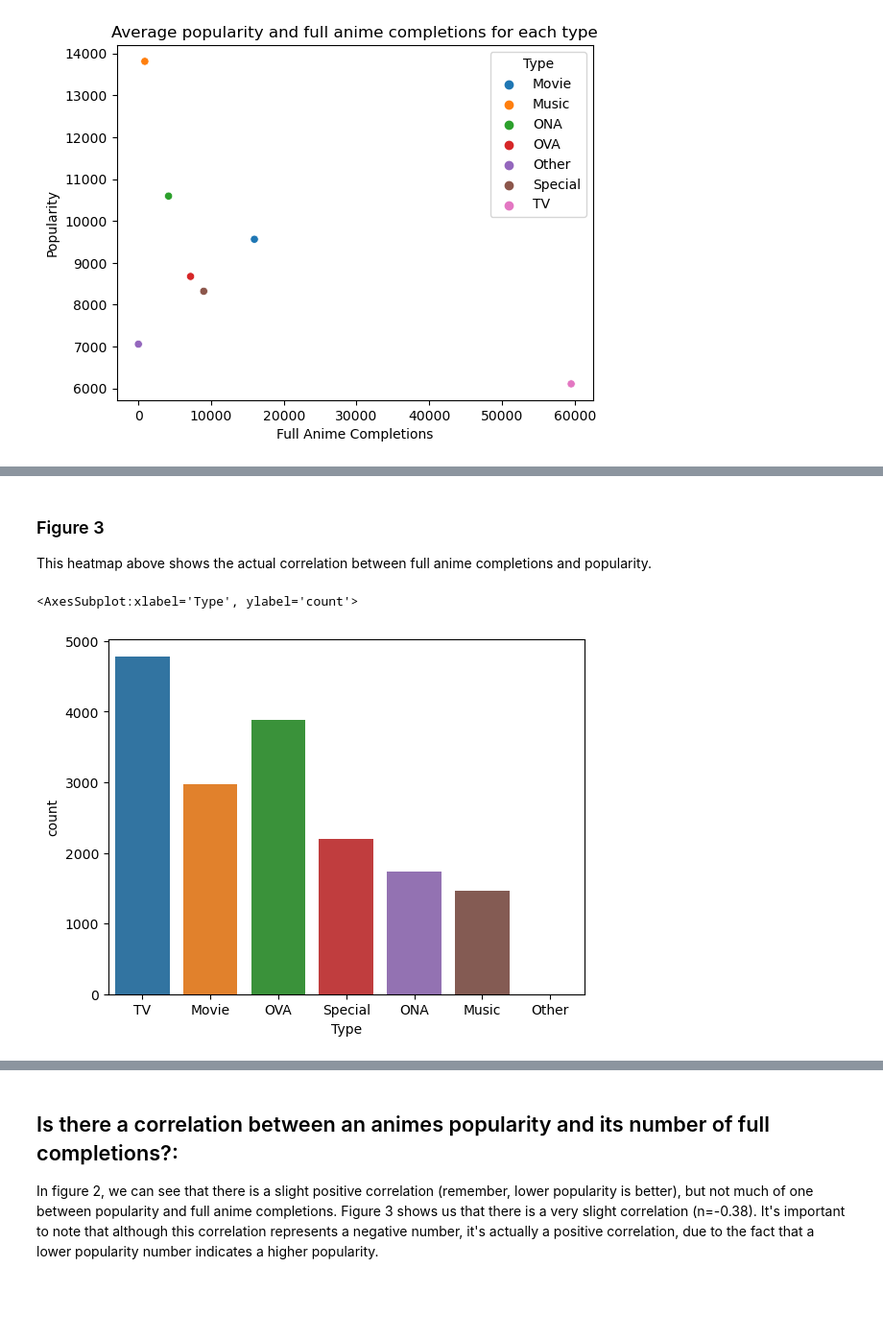
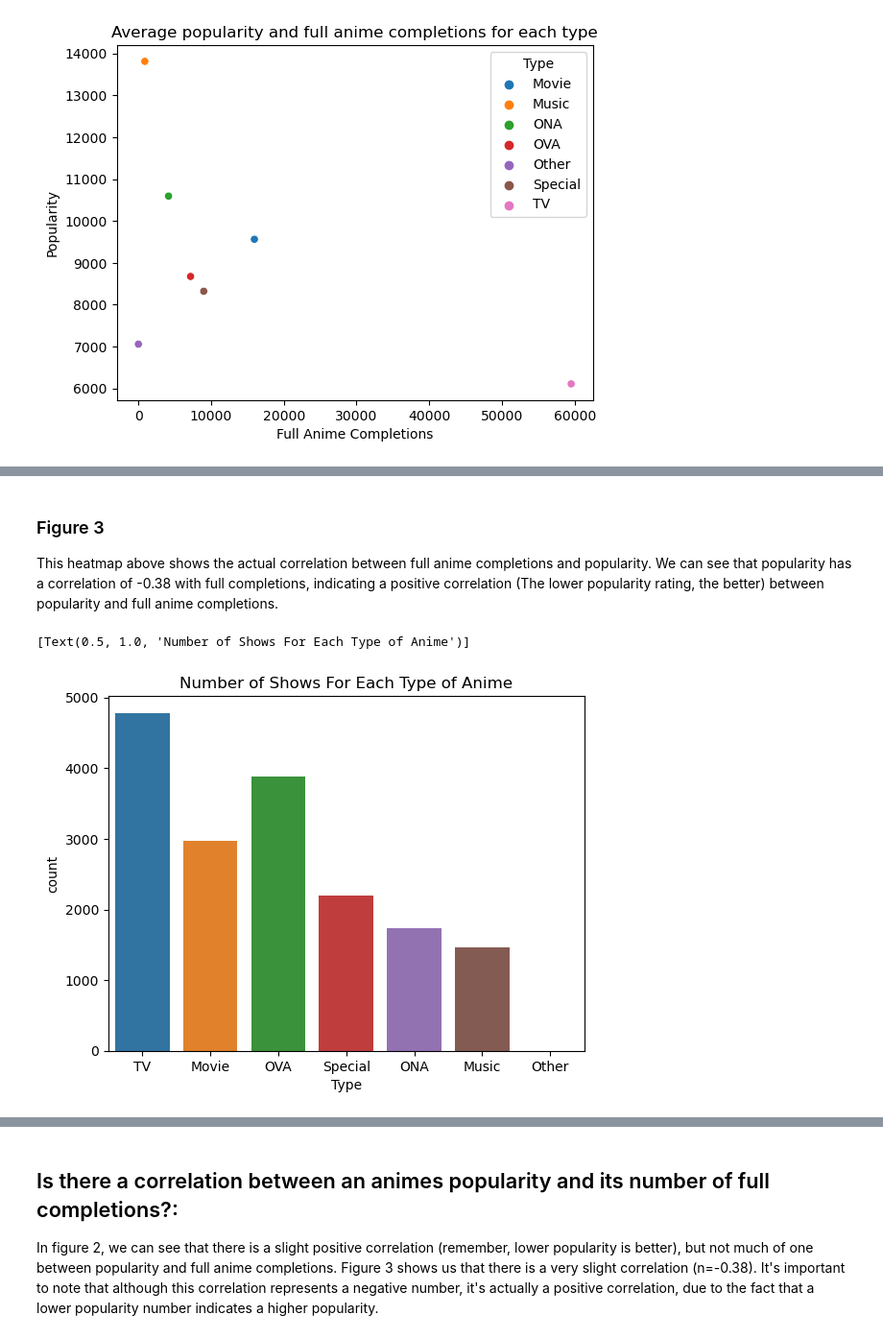
Before and after one commit to ubco-W2022T1-cosc301/project-group12, a Jupyter notebook: notebooks/analysis1.ipynb, the cells around one changed output, grey strips where cells are left out. Shown at 96% size. Drawn from its saved outputs; the diff is of its cells as text; code cells hidden in the pictures; blank space fills up the shorter version.

```diff
--- a/notebooks/analysis1.ipynb
+++ b/notebooks/analysis1.ipynb
@@ -279,10 +295,10 @@ sns.heatmap(corr, xticklabels=corr.columns, yticklabels=corr.columns, annot=True
 # %% [markdown]
 ### Figure 3
-This heatmap above shows the actual correlation between full anime completions and popularity.
+This heatmap above shows the actual correlation between full anime completions and popularity. We can see that popularity has a correlation of -0.38 with full completions, indicating a positive correlation (The lower popularity rating, the better) between popularity and full anime completions.
 # %%
-sns.countplot(data=df2,x='Type')
+sns.countplot(data=df2,x='Type').set(title='Number of Shows For Each Type of Anime')
 # %% [output]
-<AxesSubplot:xlabel='Type', ylabel='count'>
+[Text(0.5, 1.0, 'Number of Shows For Each Type of Anime')]
-[figure, old version]
+[figure, new version]
 # %% [markdown]
 ### Figure 4
```
Also changed, not shown: parts of 37 cells of this notebook, 2 other files.
